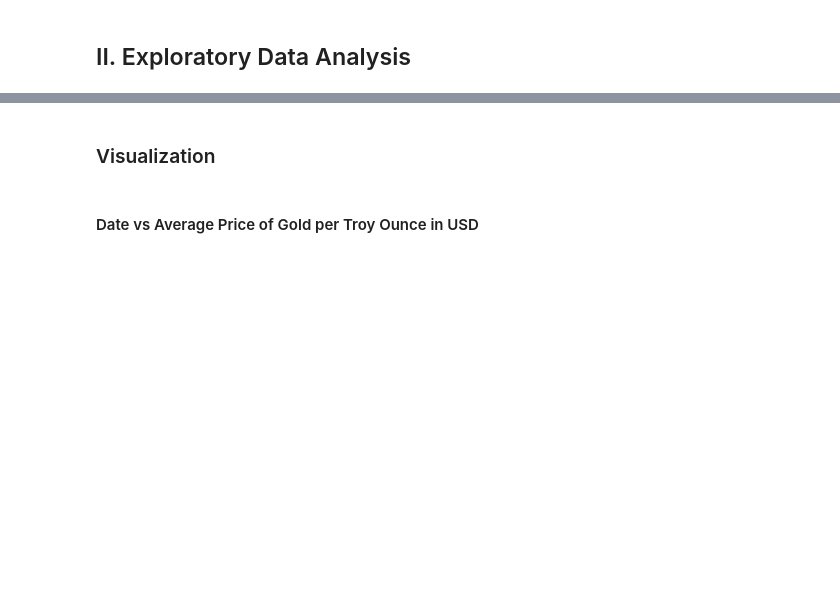
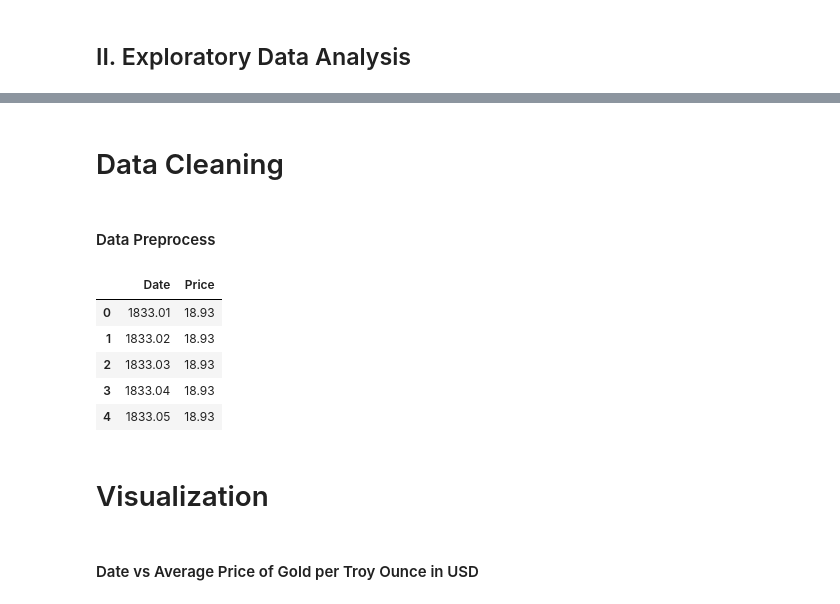
Before and after one commit to naigggs/gold-price-prediction, a Jupyter notebook: notebooks/report.ipynb, the cells around one changed output, grey strips where cells are left out. Drawn from its saved outputs; the diff is of its cells as text; code cells hidden in the pictures; blank space fills up the shorter version.

```diff
--- a/notebooks/report.ipynb
+++ b/notebooks/report.ipynb
@@ -28,5 +62,37 @@ data.describe()
+# %% [markdown]
+# Data Cleaning
+# %% [markdown]
+#### Data Preprocess
+# %%
+# Load the data
+data = pd.read_csv(DATASET_URL)
+
+# Ensure the Date column is treated as a string
+data['Date'] = data['Date'].astype(str)  # Convert Date to string type
+
+# Replace '-' with '.' and convert to float
+data['Date'] = data['Date'].str.replace('-', '.').astype(float)
+
+# Save the preprocessed data
+directory = 'datasets'
+
+if not os.path.exists(directory):
+    os.makedirs(directory)
+
+filepath = os.path.join(directory, 'preprocess.csv')
+
+data.to_csv(filepath, index=False)
+
+data.head()
+# %% [output]
+|  | Date | Price |
+| 0 | 1833.01 | 18.93 |
+| 1 | 1833.02 | 18.93 |
+| 2 | 1833.03 | 18.93 |
+| 3 | 1833.04 | 18.93 |
+| 4 | 1833.05 | 18.93 |
 # %% [markdown]
-### Visualization
+# Visualization
 # %% [markdown]
 #### Date vs Average Price of Gold per Troy Ounce in USD
 # %%
```
Also changed, not shown: parts of 10 cells of this notebook, 8 other files.
